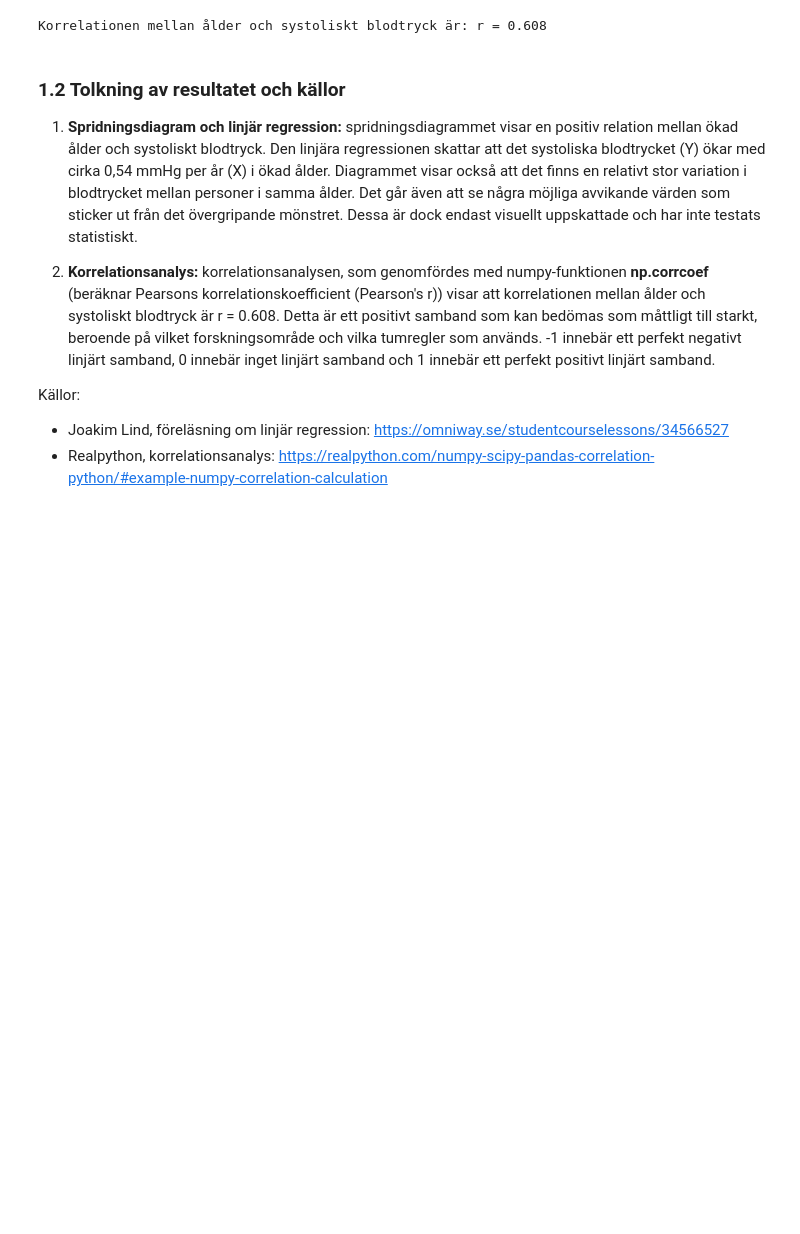
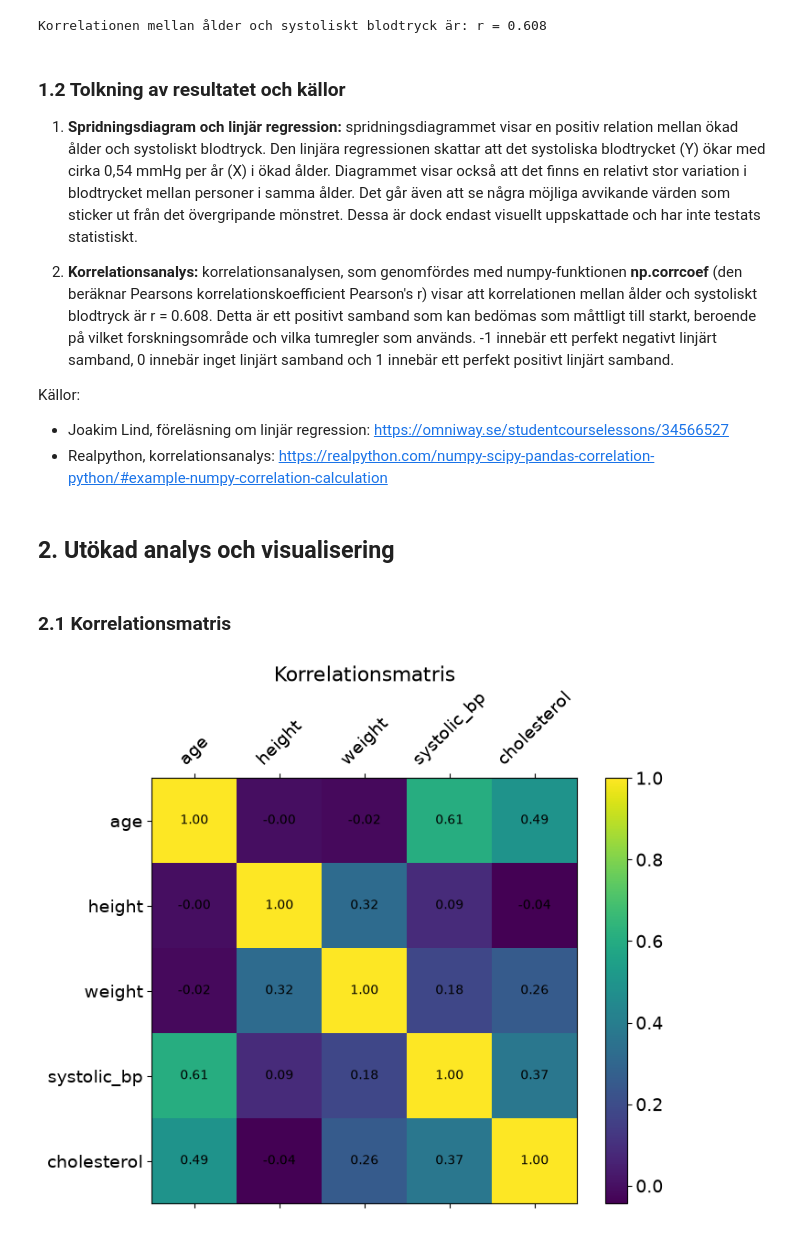
Before and after one commit to imadbensaidwork-design/individuell_inl-mningsuppgift_del1, a Jupyter notebook: notebooks/report.ipynb, the cells around one changed output. Cells and saved outputs as stored; diff of their text form; code cells hidden in the pictures; blank space fills up the shorter version.

```diff
--- a/notebooks/report.ipynb
+++ b/notebooks/report.ipynb
@@ -201,11 +206,21 @@ också att det finns en relativt stor variation i blodtrycket mellan personer i
 går även att se några möjliga avvikande värden som sticker ut från det övergripande mönstret. Dessa är
 dock endast visuellt uppskattade och har inte testats statistiskt.
 
-2. **Korrelationsanalys:** korrelationsanalysen, som genomfördes med numpy-funktionen **np.corrcoef** (beräknar Pearsons korrelationskoefficient
-(Pearson's r)) visar att korrelationen mellan ålder och systoliskt blodtryck är r = 0.608. Detta är ett positivt samband som kan bedömas som måttligt
+2. **Korrelationsanalys:** korrelationsanalysen, som genomfördes med numpy-funktionen **np.corrcoef** (den beräknar Pearsons korrelationskoefficient
+Pearson's r) visar att korrelationen mellan ålder och systoliskt blodtryck är r = 0.608. Detta är ett positivt samband som kan bedömas som måttligt
 till starkt, beroende på vilket forskningsområde och vilka tumregler som används. -1 innebär ett perfekt negativt linjärt samband, 0 innebär
 inget linjärt samband och 1 innebär ett perfekt positivt linjärt samband.
 
 Källor:
 - Joakim Lind, föreläsning om linjär regression: https://omniway.se/studentcourselessons/34566527
 - Realpython, korrelationsanalys: https://realpython.com/numpy-scipy-pandas-correlation-python/#example-numpy-correlation-calculation
+# %% [markdown]
+## 2. Utökad analys och visualisering
+# %% [markdown]
+### 2.1 Korrelationsmatris
+# %%
+from src.viz_class import Graphs
+correlation_mtx = Graphs(df)
+correlation_mtx.correlation_matrix()
+# %% [output]
+[figure, added]
```
Also changed, not shown: parts of 6 cells of this notebook, 7 other files.
